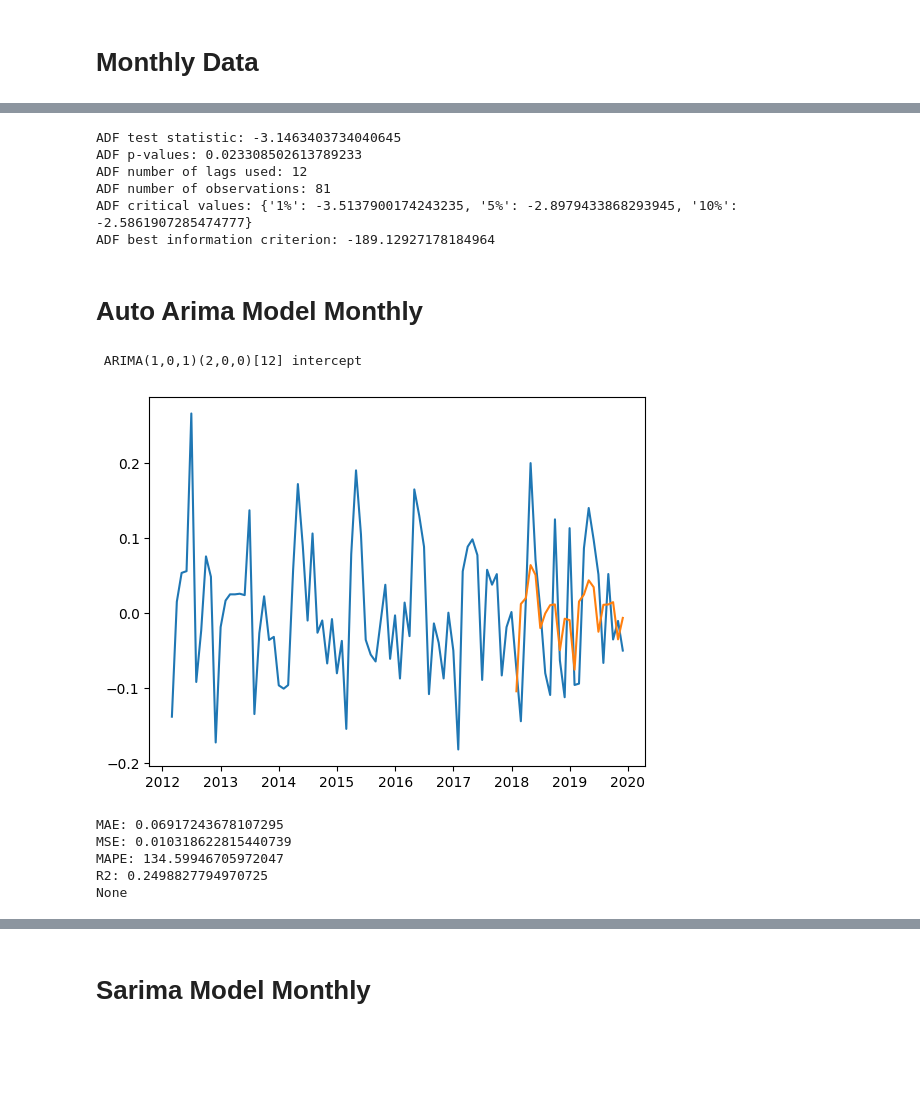
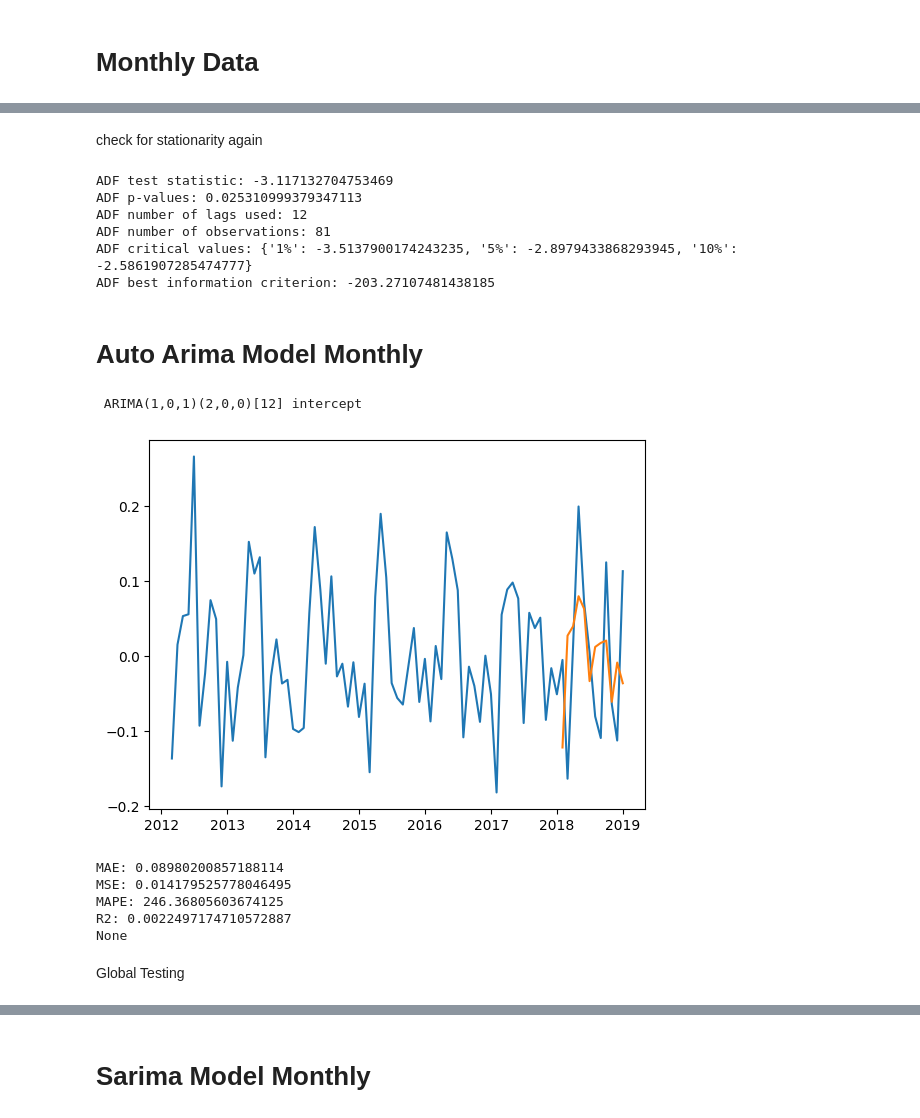
Before and after one commit to kaebry/DSF, a Jupyter notebook: Code/Arima_neptun - Kopie.ipynb, the cells around one changed output, grey strips where cells are left out. Cells and saved outputs as stored; diff of their text form; code cells hidden in the pictures; blank space fills up the shorter version.

Commit message:
changes to validation and testing

```diff
--- a/Code/Arima_neptun - Kopie.ipynb
+++ b/Code/Arima_neptun - Kopie.ipynb
@@ -16,7 +16,7 @@ from pmdarima.model_selection import train_test_split
 # %%
 ## import and prepare montly data
 
-monthly_data = pd.read_csv("../Data/monthly_data.csv")
+monthly_data = pd.read_csv("../Data/clean_data/monthly_data.csv")
 # convert DateTime column into datetime format
 monthly_data["datetime"] = pd.to_datetime(monthly_data['datetime'])
 # set DateTime as index
@@ -25,7 +25,7 @@ water_monthly = monthly_data[["water_level"]]
 
 ## import and prepare weekly data
 
-weekly_data = pd.read_csv("../Data/weekly_data.csv")
+weekly_data = pd.read_csv("../Data/clean_data/weekly_data.csv")
 # convert DateTime column into datetime format
 weekly_data["datetime"] = pd.to_datetime(weekly_data['datetime'])
 # set DateTime as index
@@ -110,3 +118,5 @@ differenced_monthly.plot()
+# %% [markdown]
+check for stationarity again
 # %%
 # ADF test on differenced data, the p value is now below 0.05 and suggests that the time series is now stationary after differencing once
 adf, pval, usedlag, nobs, crit_vals, icbest =  adfuller(differenced_monthly.dropna())
@@ -117,44 +127,49 @@ print('ADF number of observations:', nobs)
 print('ADF critical values:', crit_vals)
 print('ADF best information criterion:', icbest)
 # %% [output]
-ADF test statistic: -3.1463403734040645
-ADF p-values: 0.023308502613789233
+ADF test statistic: -3.117132704753469
+ADF p-values: 0.025310999379347113
 ADF number of lags used: 12
 ADF number of observations: 81
 ADF critical values: {'1%': -3.5137900174243235, '5%': -2.8979433868293945, '10%': -2.5861907285474777}
-ADF best information criterion: -189.12927178184964
+ADF best information criterion: -203.27107481438185
 # %% [markdown]
 # Auto Arima Model Monthly
 # %%
-# split the differenced, stationary monthly data into training and test datasets, the data from 2018 onwards is selected as testdata
-train_diff, test_diff = train_test_split(differenced_monthly, train_size=72)
+# split the differenced, stationary monthly data into training and test dataset, the data from 2019 onwards is selected as global testdata
+train_diff, test_diff = train_test_split(differenced_monthly, train_size=84)
+# %%
+# split training dataset into validation and train data
+train_diff_val, test_diff_val = train_test_split(train_diff, train_size=72)
 # %%
 # instantiate and fit the autoarima model with the differenced trainings data
 
 # we are using the differenced data because the auto arima model doesn´t differentiates the data to make it stationary (d=0) and in this case
 # the predictions for the unseen training data are quite linear and do not really match the fluctuations of the water level.
 # by using the differenced data we circumvent this problem but get instead the change rate on the plot and not the absolut water level data
 
 # seasonal is set to true since we have seasonality and m is the periocidy of the data since it is monthly data
-auto_arima_model = pm.auto_arima(train_diff.dropna(), seasonal=True, m=12)
-preds = auto_arima_model.predict(test_diff.shape[0])
+auto_arima_model = pm.auto_arima(train_diff_val.dropna(), seasonal=True, m=12)
+preds = auto_arima_model.predict(test_diff_val.shape[0])
 # predict the test data with the auto-ARIMA-model
-preds_auto_arima = auto_arima_model.predict(test_diff.shape[0])
+preds_auto_arima = auto_arima_model.predict(test_diff_val.shape[0])
 # display the parameters the auto_arima function selected
 print(auto_arima_model)
 
-# plot the actual and predicted change rate of the water level
-plt.plot(differenced_monthly.index, differenced_monthly)
-plt.plot(differenced_monthly.index[72:], preds_auto_arima)
+# plot the actual and predicted change rate of the water level for validating model
+plt.plot(train_diff.index, train_diff)
+plt.plot(test_diff_val.index, preds_auto_arima)
 plt.show()
 
 # print different errors to evaluate performance
-print(mean_errors(test_diff, preds_auto_arima))
+print(mean_errors(test_diff_val, preds_auto_arima))
 # %% [output]
  ARIMA(1,0,1)(2,0,0)[12] intercept
-[figure, old version]
+[figure, new version]
-MAE: 0.06917243678107295
-MSE: 0.010318622815440739
-MAPE: 134.59946705972047
-R2: 0.2498827794970725
+MAE: 0.08980200857188114
+MSE: 0.014179525778046495
+MAPE: 246.36805603674125
+R2: 0.0022497174710572887
 None
+# %% [markdown]
+Global Testing
```
Also changed, not shown: parts of 20 cells of this notebook.
